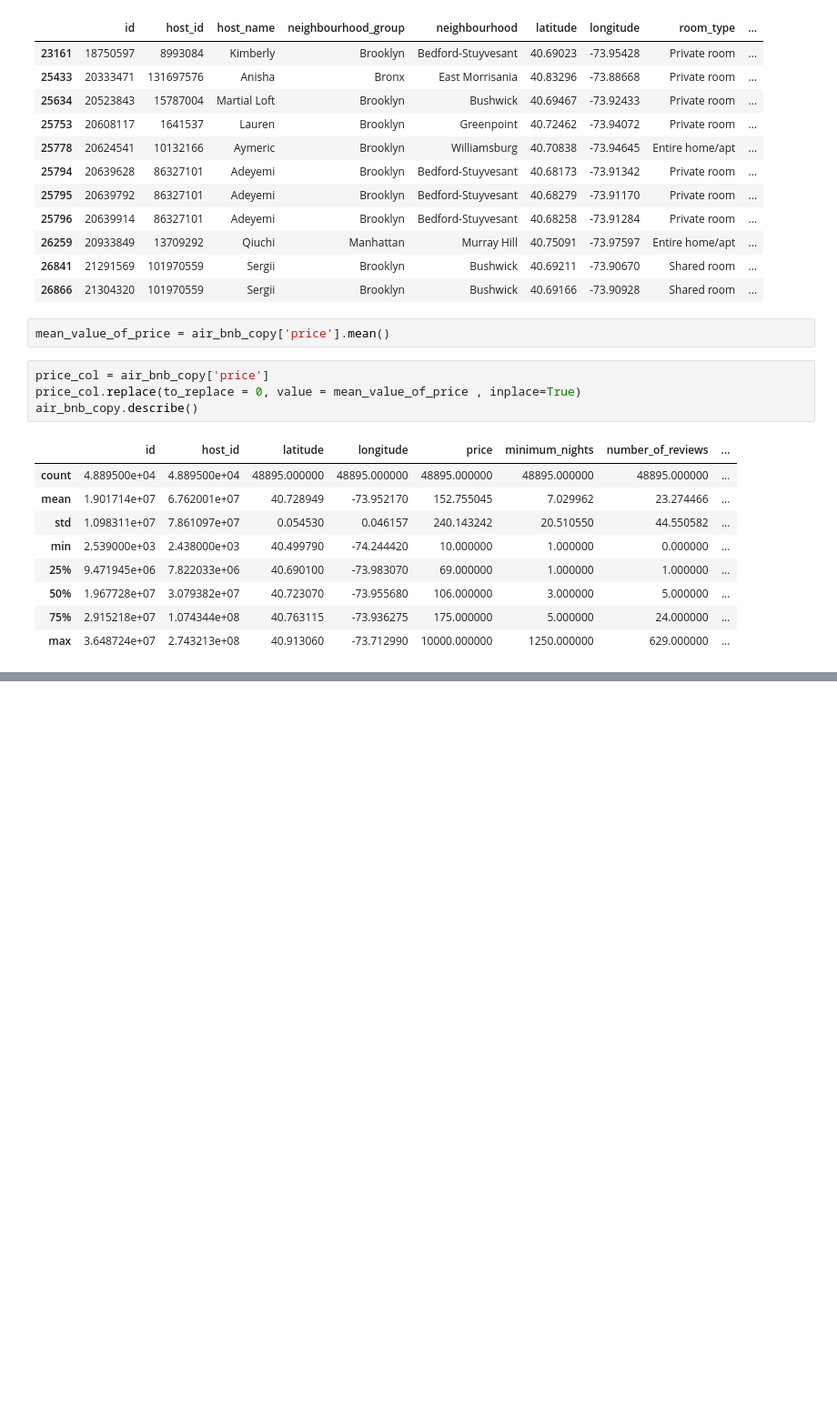
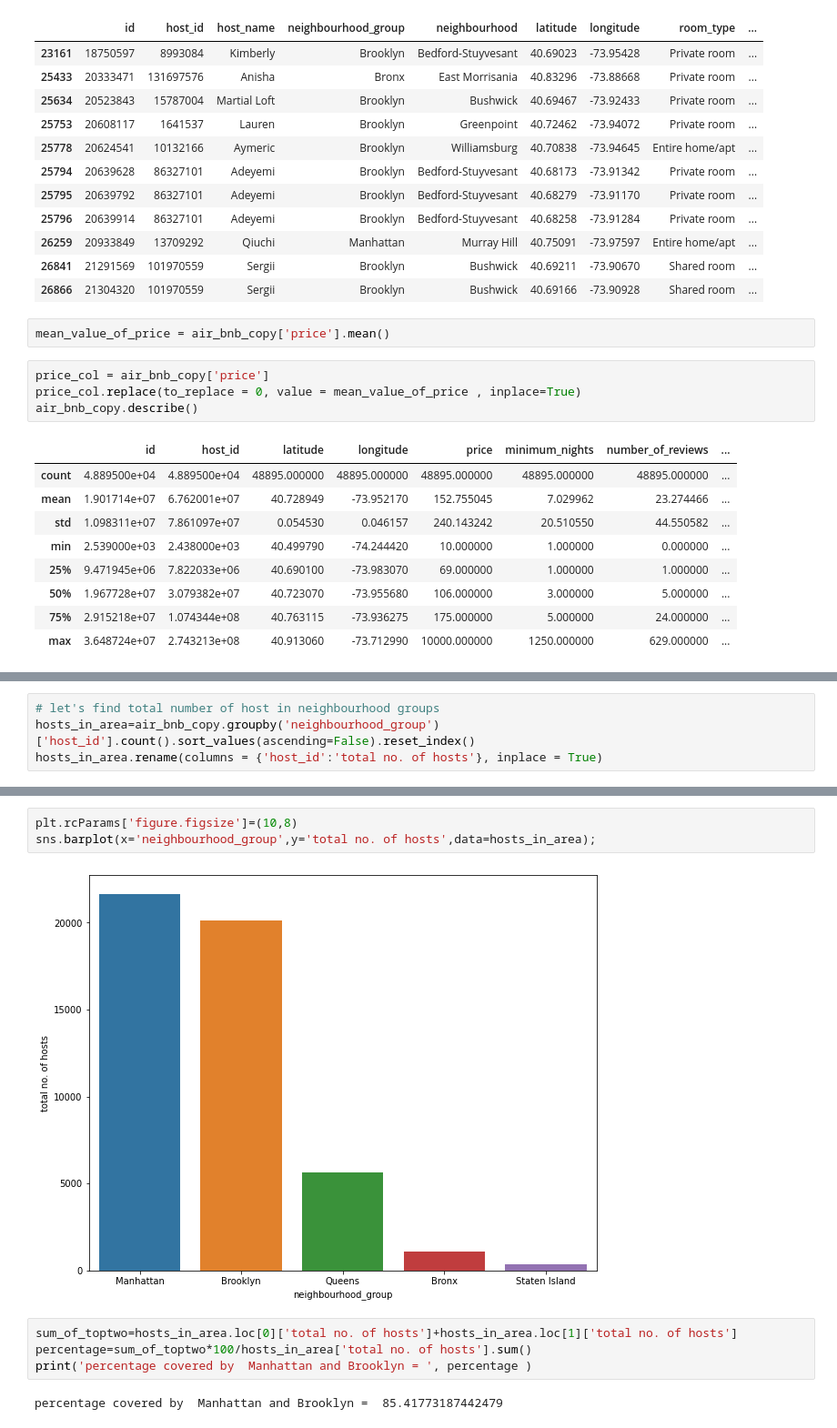
Before and after one commit to 1502harshitsharma/Airbnb-Data-Analysis, a Jupyter notebook: Airbnb_Data_Analysis.ipynb, the cells around one changed output, grey strips where cells are left out. Shown at 91% size. Cells and saved outputs as stored; diff of their text form; blank space fills up the shorter version.

```diff
--- a/Airbnb_Data_Analysis.ipynb
+++ b/Airbnb_Data_Analysis.ipynb
@@ -203,0 +249,4 @@ air_bnb_copy.describe()
+# %%
+# let's find total number of host in neighbourhood groups
+hosts_in_area=air_bnb_copy.groupby('neighbourhood_group')['host_id'].count().sort_values(ascending=False).reset_index()
+hosts_in_area.rename(columns = {'host_id':'total no. of hosts'}, inplace = True)
@@ -203,0 +262,11 @@ air_bnb_copy.describe()
+# %%
+plt.rcParams['figure.figsize']=(10,8)
+sns.barplot(x='neighbourhood_group',y='total no. of hosts',data=hosts_in_area);
+# %% [output]
+[figure, added]
+# %%
+sum_of_toptwo=hosts_in_area.loc[0]['total no. of hosts']+hosts_in_area.loc[1]['total no. of hosts']
+percentage=sum_of_toptwo*100/hosts_in_area['total no. of hosts'].sum()
+print('percentage covered by  Manhattan and Brooklyn = ', percentage )
+# %% [output]
+percentage covered by  Manhattan and Brooklyn =  85.41773187442479
```
Also changed, not shown: parts of 14 cells of this notebook.
